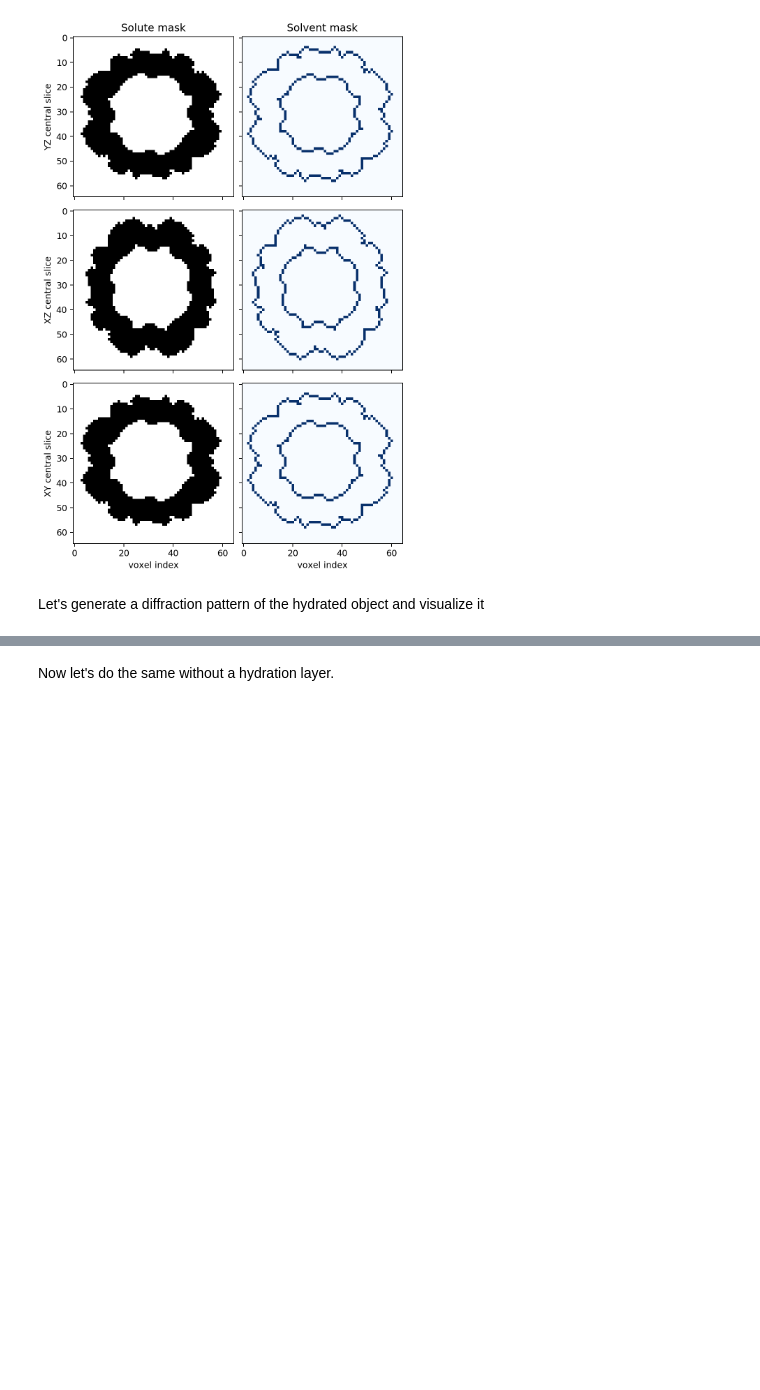
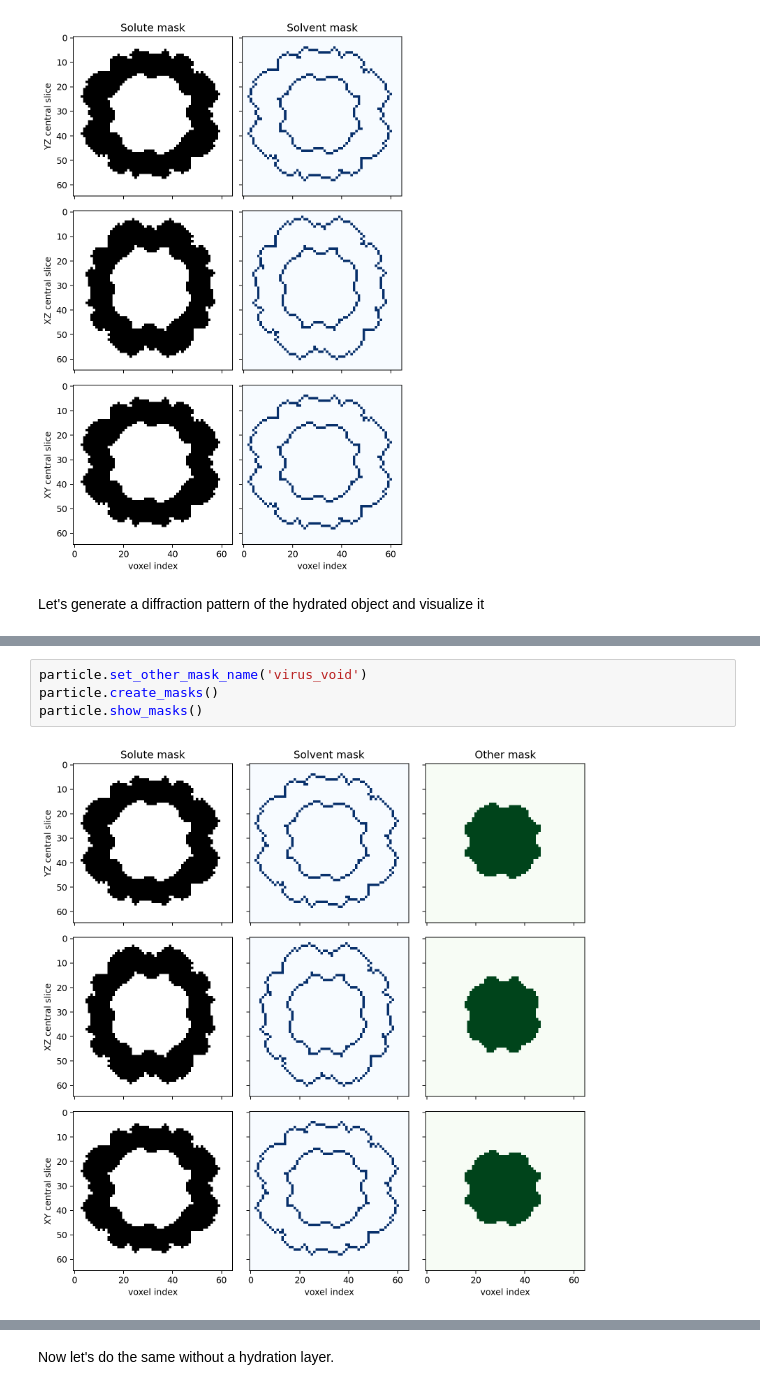
Before and after one commit to chuckie82/skopi, a Jupyter notebook: examples/notebooks/virus_filling.ipynb, the cells around one changed output, grey strips where cells are left out. Drawn from its saved outputs; the diff is of its cells as text; blank space fills up the shorter version.

```diff
--- a/examples/notebooks/virus_filling.ipynb
+++ b/examples/notebooks/virus_filling.ipynb
@@ -80,3 +83,9 @@ Let's generate a diffraction pattern of the hydrated object and visualize it
+# %%
+particle.set_other_mask_name('virus_void')
+particle.create_masks()
+particle.show_masks()
+# %% [output]
+[figure, added]
 # %%
 experiment = sk.SPIExperiment(det, beam, particle)
 image = experiment.generate_image()
```
Also changed, not shown: parts of 24 cells of this notebook.
